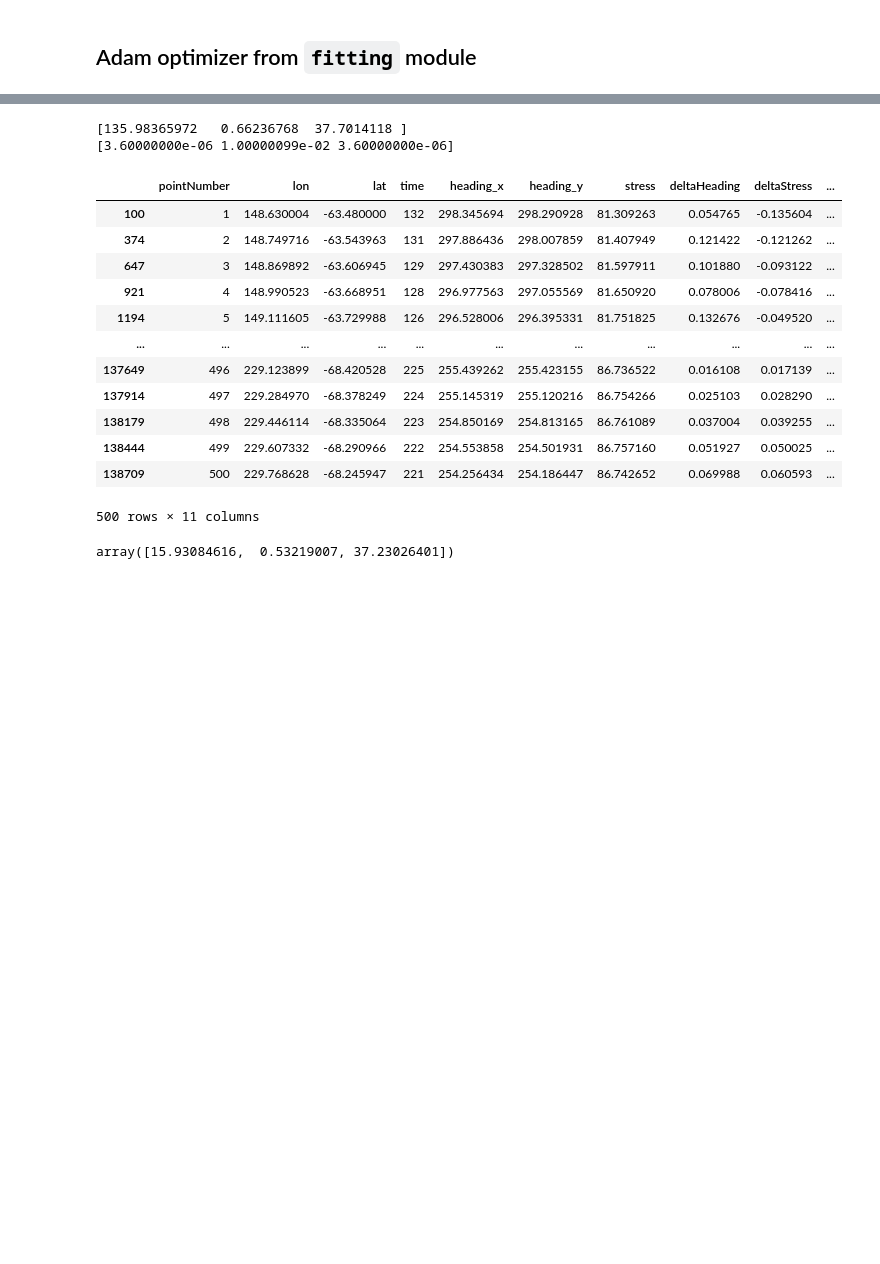
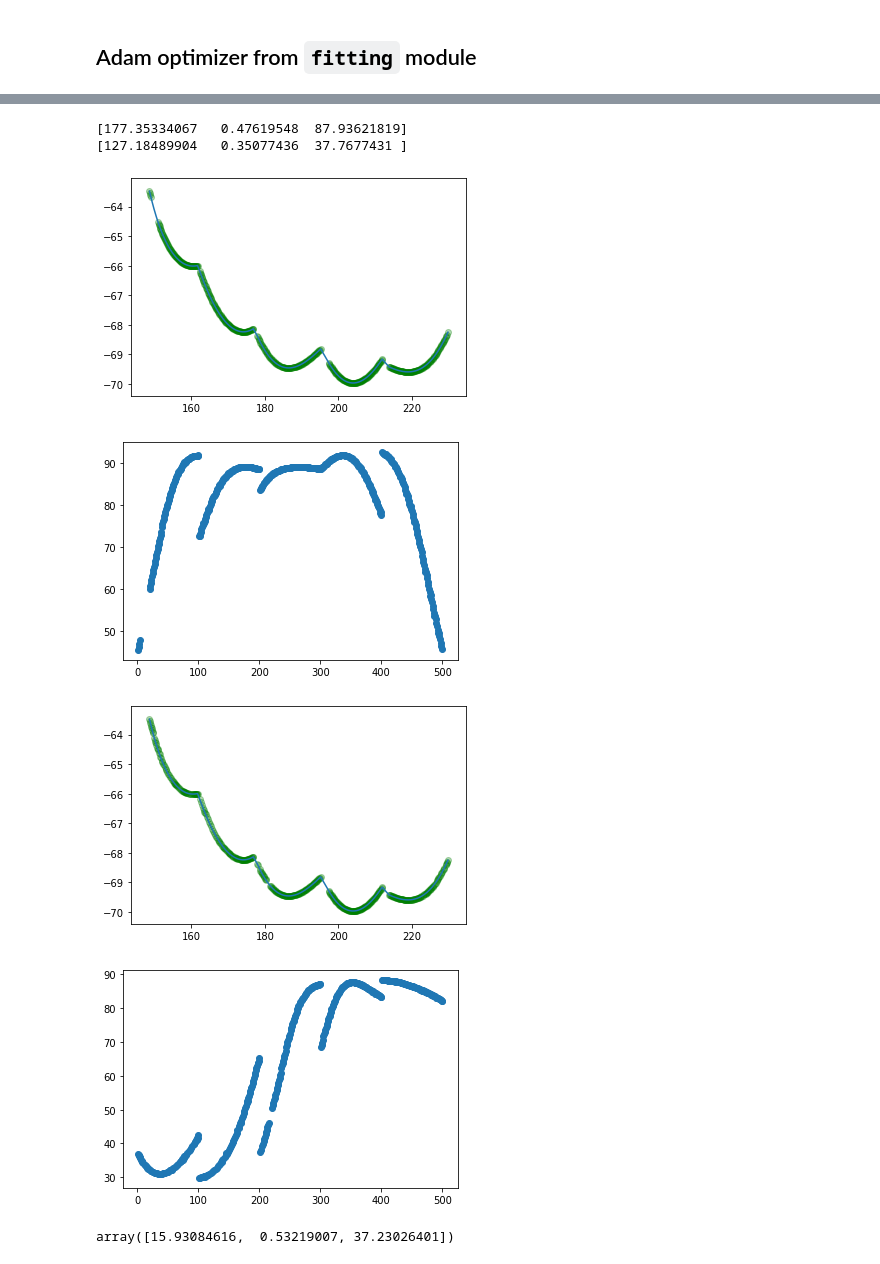
Before and after one commit to ssajous/europa-cycloids, a Jupyter notebook: src/Sample.ipynb, the cells around one changed output, grey strips where cells are left out. Saved outputs shown, nothing was run; the diff lists cells and outputs as text; code cells hidden in the pictures; blank space fills up the shorter version.

```diff
--- a/src/Sample.ipynb
+++ b/src/Sample.ipynb
@@ -1811,38 +1784,16 @@ plt.scatter(fit_points['pointNumber'], fit_points['stress'])
-# %%
-min_vals = np.array([0, 0.01, 0])
-max_vals = np.array([360, 1, 360])
-
-params = opt[1]['parameters']
-size = len(params)
-
-variables = params * (max_vals[0:size] - min_vals[0:size]) + min_vals[0:size]
-
-print(variables)
-
-params = opt[2]['parameters']
-size = len(params)
-
-variables = params * (max_vals[0:size] - min_vals[0:size]) + min_vals[0:size]
-print(variables)
-# %% [output]
-[135.98365972   0.66236768  37.7014118 ]
-[3.60000000e-06 1.00000099e-02 3.60000000e-06]
-# %%
-data
-# %% [output]
-|  | pointNumber | lon | lat | time | heading_x | heading_y | stress | deltaHeading | deltaStress | ... |
-| 100 | 1 | 148.630004 | -63.480000 | 132 | 298.345694 | 298.290928 | 81.309263 | 0.054765 | -0.135604 | ... |
-| 374 | 2 | 148.749716 | -63.543963 | 131 | 297.886436 | 298.007859 | 81.407949 | 0.121422 | -0.121262 | ... |
-| 647 | 3 | 148.869892 | -63.606945 | 129 | 297.430383 | 297.328502 | 81.597911 | 0.101880 | -0.093122 | ... |
-| 921 | 4 | 148.990523 | -63.668951 | 128 | 296.977563 | 297.055569 | 81.650920 | 0.078006 | -0.078416 | ... |
-| 1194 | 5 | 149.111605 | -63.729988 | 126 | 296.528006 | 296.395331 | 81.751825 | 0.132676 | -0.049520 | ... |
-| ... | ... | ... | ... | ... | ... | ... | ... | ... | ... | ... |
-| 137649 | 496 | 229.123899 | -68.420528 | 225 | 255.439262 | 255.423155 | 86.736522 | 0.016108 | 0.017139 | ... |
-| 137914 | 497 | 229.284970 | -68.378249 | 224 | 255.145319 | 255.120216 | 86.754266 | 0.025103 | 0.028290 | ... |
-| 138179 | 498 | 229.446114 | -68.335064 | 223 | 254.850169 | 254.813165 | 86.761089 | 0.037004 | 0.039255 | ... |
-| 138444 | 499 | 229.607332 | -68.290966 | 222 | 254.553858 | 254.501931 | 86.757160 | 0.051927 | 0.050025 | ... |
-| 138709 | 500 | 229.768628 | -68.245947 | 221 | 254.256434 | 254.186447 | 86.742652 | 0.069988 | 0.060593 | ... |
-500 rows × 11 columns
+# %%
+params = opt[1]['parameters']
+check_fit(params, min_vals, max_vals, all_curves, interior)
+
+params = opt[2]['parameters']
+check_fit(params, min_vals, max_vals, all_curves, interior)
+# %% [output]
+[177.35334067   0.47619548  87.93621819]
+[127.18489904   0.35077436  37.7677431 ]
+[figure, added]
+[figure, added]
+[figure, added]
+[figure, added]
 # %%
 np.array([2.69003376e+02, 2.57206017e-01, 2.07103796e+02]) # @ 150 iterations round 1
 np.array([15.93084616,  0.53219007, 37.23026401]) # @ 150 iterations round 2
```
Also changed, not shown: parts of 11 cells of this notebook, 1 other file.
